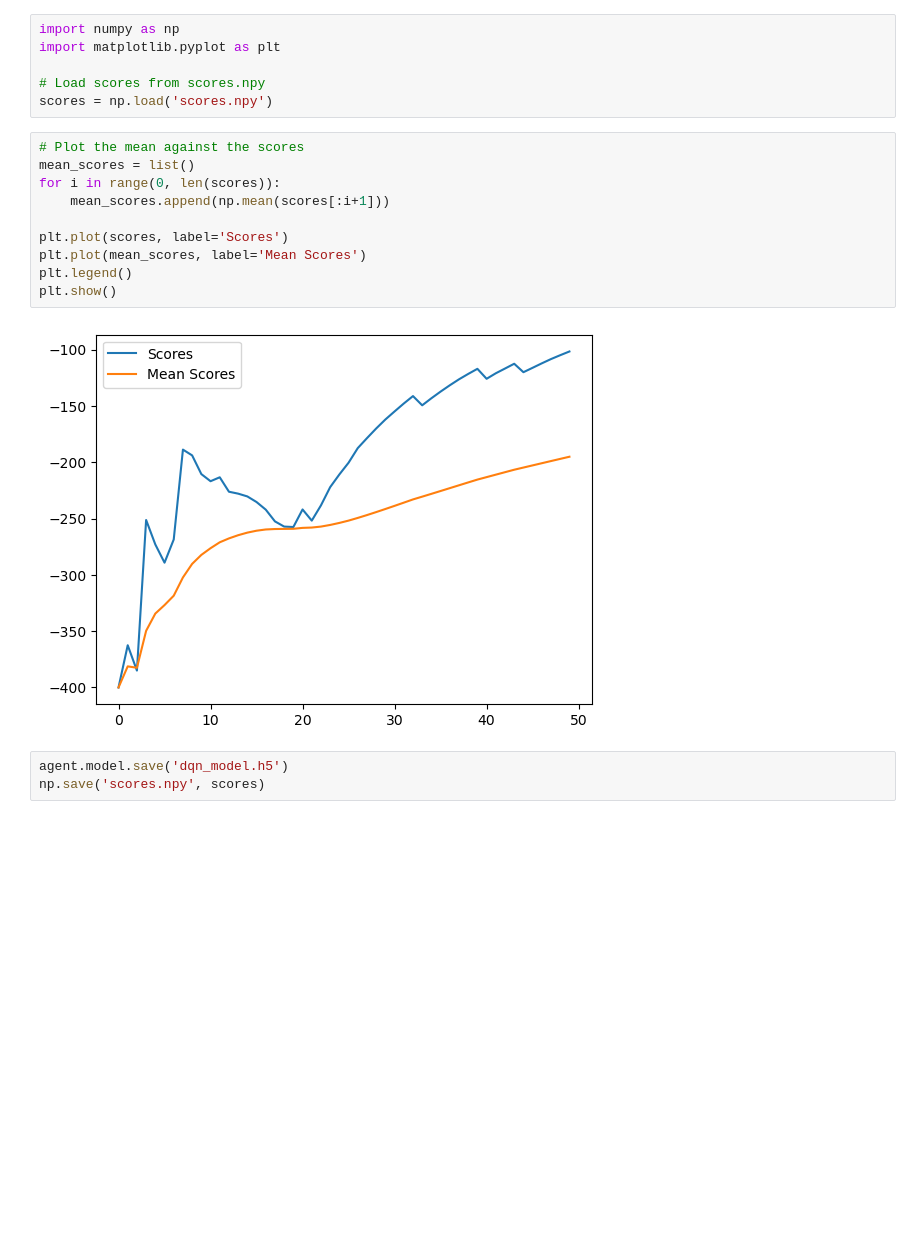
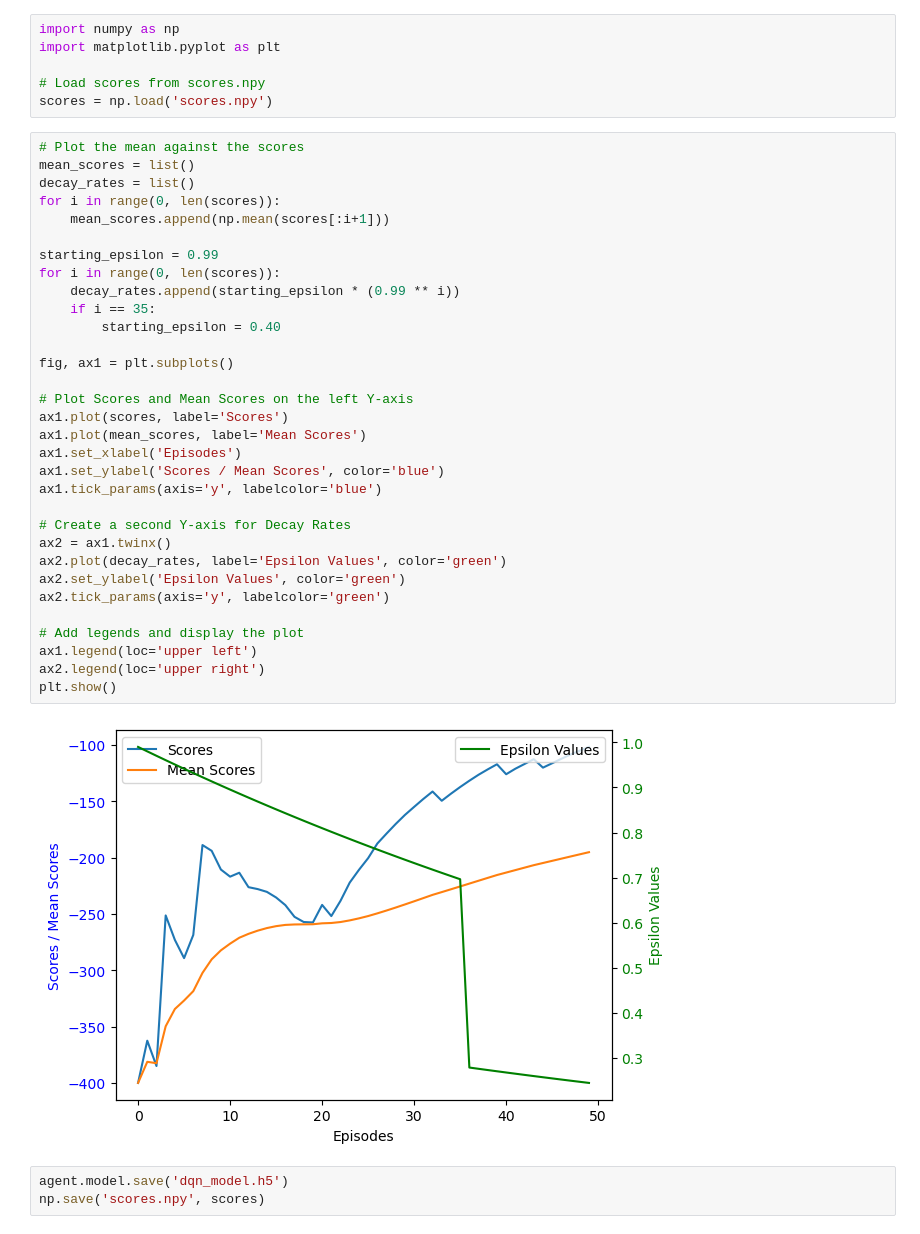
Before and after one commit to oOoOoOo0o/CS4278-assignment3, a Jupyter notebook: CS4287_Prj2_20251971_21321302_21308128_Computer2UPDATED.ipynb, the cells around one changed output. Drawn from its saved outputs; the diff is of its cells as text; blank space fills up the shorter version.

```diff
--- a/CS4287_Prj2_20251971_21321302_21308128_Computer2UPDATED.ipynb
+++ b/CS4287_Prj2_20251971_21321302_21308128_Computer2UPDATED.ipynb
@@ -366,18 +380,40 @@ import matplotlib.pyplot as plt
 
 # Load scores from scores.npy
 scores = np.load('scores.npy')
-# %%
-# Plot the mean against the scores
-mean_scores = list()
-for i in range(0, len(scores)):
-    mean_scores.append(np.mean(scores[:i+1]))
-
-plt.plot(scores, label='Scores')
-plt.plot(mean_scores, label='Mean Scores')
-plt.legend()
-plt.show()
-# %% [output]
-[figure, removed]
+# %%
+# Plot the mean against the scores
+mean_scores = list()
+decay_rates = list()
+for i in range(0, len(scores)):
+    mean_scores.append(np.mean(scores[:i+1]))
+
+starting_epsilon = 0.99
+for i in range(0, len(scores)):
+    decay_rates.append(starting_epsilon * (0.99 ** i))
+    if i == 35:
+        starting_epsilon = 0.40
+
+fig, ax1 = plt.subplots()
+
+# Plot Scores and Mean Scores on the left Y-axis
+ax1.plot(scores, label='Scores')
+ax1.plot(mean_scores, label='Mean Scores')
+ax1.set_xlabel('Episodes')
+ax1.set_ylabel('Scores / Mean Scores', color='blue')
+ax1.tick_params(axis='y', labelcolor='blue')
+
+# Create a second Y-axis for Decay Rates
+ax2 = ax1.twinx()
+ax2.plot(decay_rates, label='Epsilon Values', color='green')
+ax2.set_ylabel('Epsilon Values', color='green')
+ax2.tick_params(axis='y', labelcolor='green')
+
+# Add legends and display the plot
+ax1.legend(loc='upper left')
+ax2.legend(loc='upper right')
+plt.show()
+# %% [output]
+[figure, added]
 # %%
 agent.model.save('dqn_model.h5')
 np.save('scores.npy', scores)
```
Also changed, not shown: parts of 4 cells of this notebook.
